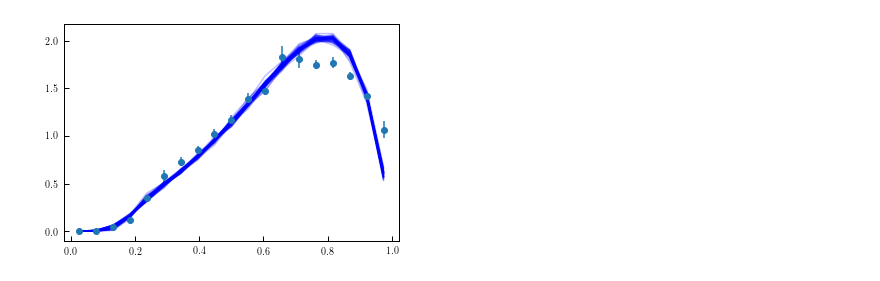
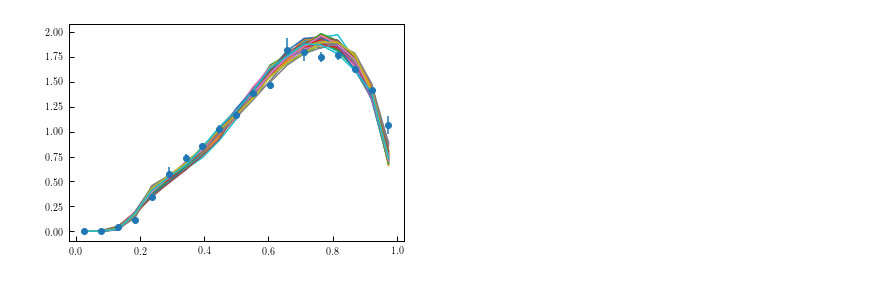
Before and after one commit to duncandc/galaxy_shapes, a Jupyter notebook: sdss_analysis/model_fitting/examine_fits.ipynb, the cells around one changed output. Drawn from its saved outputs; the diff is of its cells as text; code cells hidden in the pictures.

```diff
--- a/sdss_analysis/model_fitting/examine_fits.ipynb
+++ b/sdss_analysis/model_fitting/examine_fits.ipynb
@@ -82,20 +5,0 @@ plt.show()
-# %%
-for i in range(0,nwalkers):
-    plt.plot(p5[i])
-plt.ylim([0,1])
-plt.show()
-
-for i in range(0,nwalkers):
-    plt.plot(p6[i])
-plt.ylim([0,1])
-plt.show()
-
-for i in range(0,nwalkers):
-    plt.plot(p7[i])
-plt.ylim([0,1])
-plt.show()
-
-for i in range(0,nwalkers):
-    plt.plot(p8[i])
-plt.ylim([0,1])
-plt.show()
@@ -106,0 +17,10 @@ plt.show()
+# %%
+p1 = return_parameter_chains('col2', "chains/sample_"+galaxy_sample+"_chain.dat", nwalkers)
+p2 = return_parameter_chains('col3', "chains/sample_"+galaxy_sample+"_chain.dat", nwalkers)
+p3 = return_parameter_chains('col4', "chains/sample_"+galaxy_sample+"_chain.dat", nwalkers)
+p4 = return_parameter_chains('col5', "chains/sample_"+galaxy_sample+"_chain.dat", nwalkers)
+p5 = return_parameter_chains('col6', "chains/sample_"+galaxy_sample+"_chain.dat", nwalkers)
+p6 = return_parameter_chains('col7', "chains/sample_"+galaxy_sample+"_chain.dat", nwalkers)
+p7 = return_parameter_chains('col8', "chains/sample_"+galaxy_sample+"_chain.dat", nwalkers)
+p8 = return_parameter_chains('col9', "chains/sample_"+galaxy_sample+"_chain.dat", nwalkers)
+p9 = return_parameter_chains('col10', "chains/sample_"+galaxy_sample+"_chain.dat", nwalkers)
@@ -109,33 +92,34 @@ from make_mock import make_galaxy_sample
 # %%
 from astropy.table import Table
 t_1 = Table.read('../data/sample_'+galaxy_sample+'_shapes.dat', format='ascii')
 
 for i in range(nwalkers):
     j = -1
     d = {'disk_shape_mu_1_centrals': p1[i,j],
          'disk_shape_mu_2_centrals': p2[i,j],
          'disk_shape_var_1_centrals': p3[i,j],
          'disk_shape_var_2_centrals': p4[i,j],
          'elliptical_shape_mu_1_centrals': p5[i,j],
          'elliptical_shape_mu_2_centrals': p6[i,j],
          'elliptical_shape_var_1_centrals': p7[i,j],
-         'elliptical_shape_var_2_centrals': p8[i,j]}
+         'elliptical_shape_var_2_centrals': p8[i,j],
+         'f_disk': p9[i,j]}
 
     mock = make_galaxy_sample(mag_lim=mag_lim,**d)
 
     # measure shape distribution
     bins = np.linspace(0,1,20)
     bin_centers = (bins[:-1]+bins[1:])/2.0
 
     mag_key = 'obs_Mag_r'
     mask = (mock[mag_key]<mag_lim) & (mock[mag_key]>(mag_lim-1.0))
 
     x = mock['galaxy_projected_b_to_a']
     counts = np.histogram(x[mask], bins=bins)[0]
     counts = 1.0*counts/np.sum(mask)/np.diff(bins)
 
-    plt.plot(bin_centers, counts, alpha=0.25, color='blue')
+    plt.plot(bin_centers, counts)
 plt.errorbar(t_1['q'],t_1['frequency'],t_1['err'], fmt='o')
 plt.show()
 # %% [output]
-[figure, old version]
+[figure, new version]
```
Also changed, not shown: parts of 10 cells of this notebook, 5 other files.
